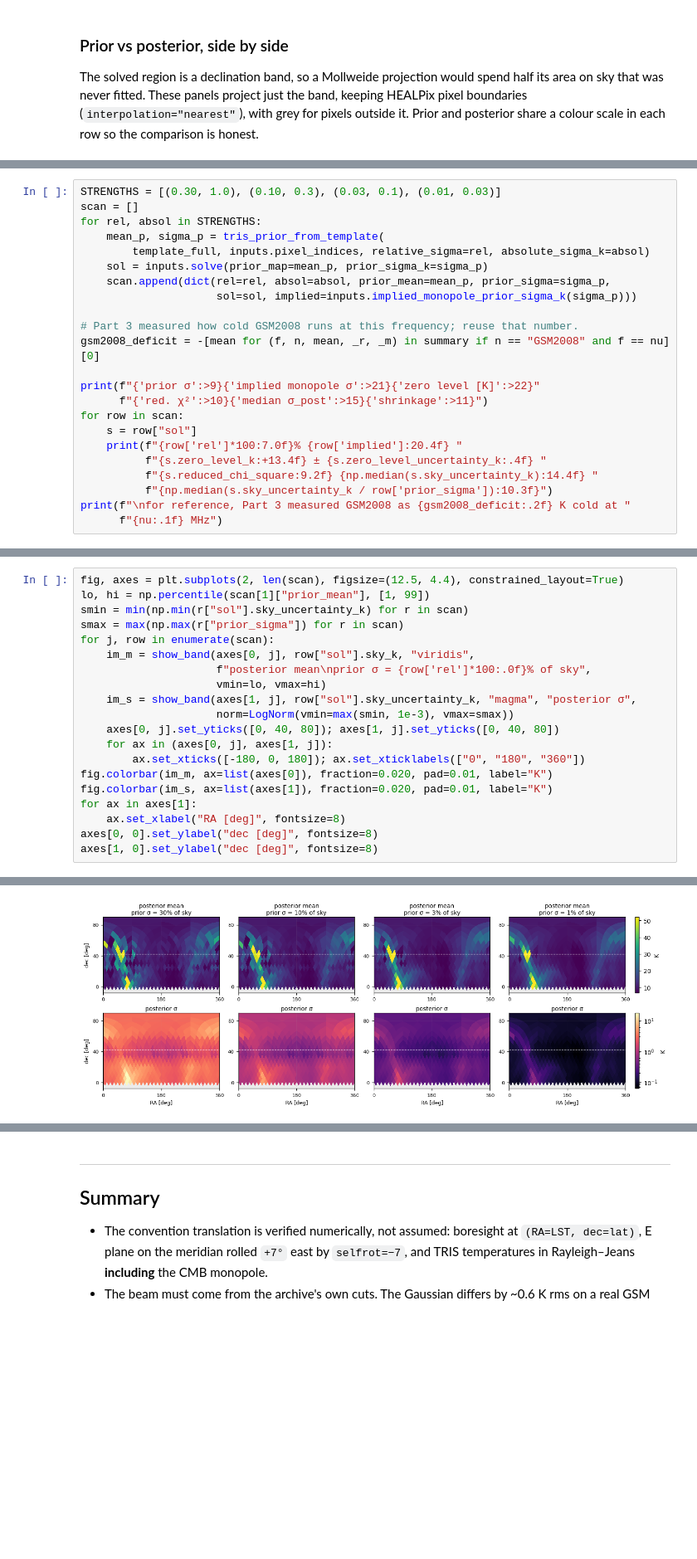
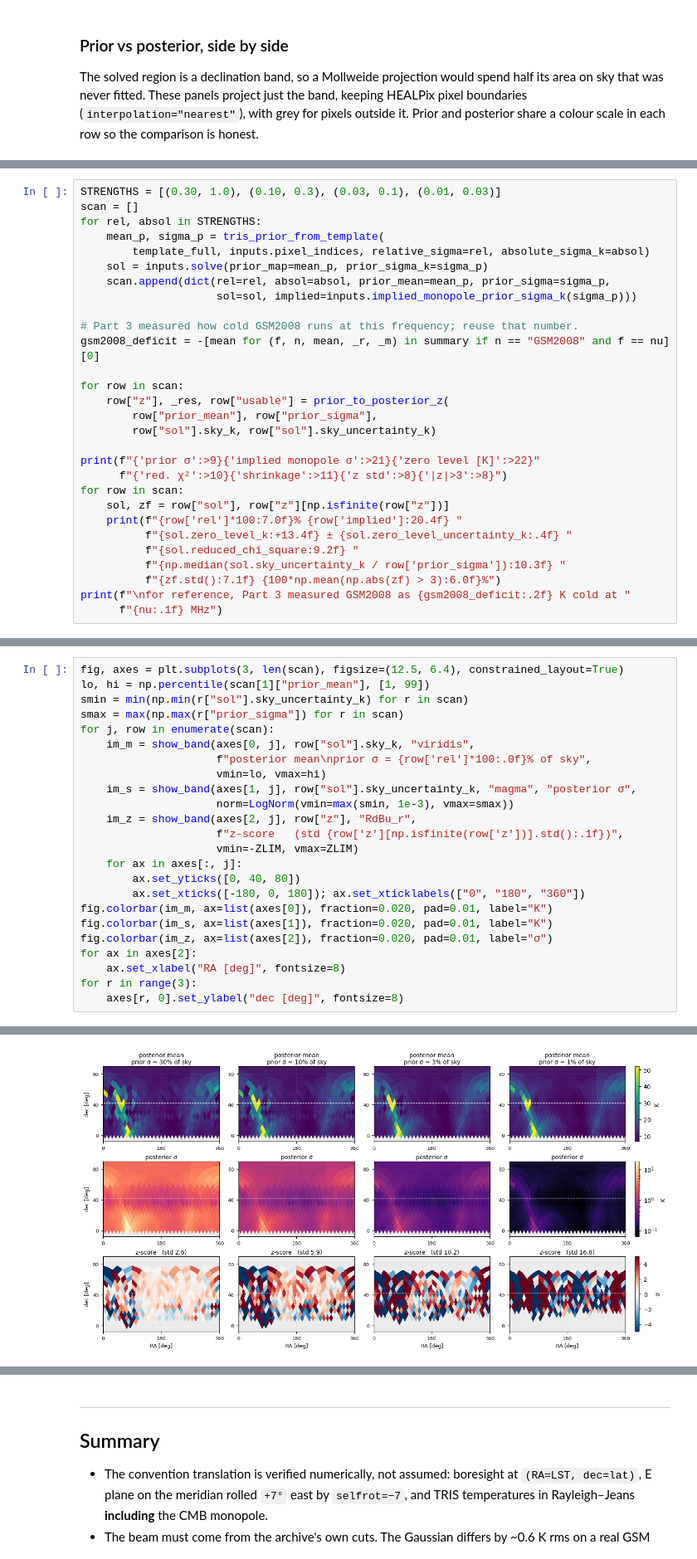
Before and after one commit to zzhang0123/limTOD, a Jupyter notebook: examples/TRIS/tris_limtod_walkthrough.ipynb, the cells around one changed output, grey strips where cells are left out. Shown at 83% size. Saved outputs shown, nothing was run; the diff lists cells and outputs as text; blank space fills up the shorter version.

```diff
--- a/examples/TRIS/tris_limtod_walkthrough.ipynb
+++ b/examples/TRIS/tris_limtod_walkthrough.ipynb
@@ -747,14 +828,20 @@ for rel, absol in STRENGTHS:
 # Part 3 measured how cold GSM2008 runs at this frequency; reuse that number.
 gsm2008_deficit = -[mean for (f, n, mean, _r, _m) in summary if n == "GSM2008" and f == nu][0]
 
+for row in scan:
+    row["z"], _res, row["usable"] = prior_to_posterior_z(
+        row["prior_mean"], row["prior_sigma"],
+        row["sol"].sky_k, row["sol"].sky_uncertainty_k)
+
 print(f"{'prior σ':>9}{'implied monopole σ':>21}{'zero level [K]':>22}"
-      f"{'red. χ²':>10}{'median σ_post':>15}{'shrinkage':>11}")
+      f"{'red. χ²':>10}{'shrinkage':>11}{'z std':>8}{'|z|>3':>8}")
 for row in scan:
-    s = row["sol"]
+    sol, zf = row["sol"], row["z"][np.isfinite(row["z"])]
     print(f"{row['rel']*100:7.0f}% {row['implied']:20.4f} "
-          f"{s.zero_level_k:+13.4f} ± {s.zero_level_uncertainty_k:.4f} "
-          f"{s.reduced_chi_square:9.2f} {np.median(s.sky_uncertainty_k):14.4f} "
-          f"{np.median(s.sky_uncertainty_k / row['prior_sigma']):10.3f}")
+          f"{sol.zero_level_k:+13.4f} ± {sol.zero_level_uncertainty_k:.4f} "
+          f"{sol.reduced_chi_square:9.2f} "
+          f"{np.median(sol.sky_uncertainty_k / row['prior_sigma']):10.3f} "
+          f"{zf.std():7.1f} {100*np.mean(np.abs(zf) > 3):6.0f}%")
 print(f"\nfor reference, Part 3 measured GSM2008 as {gsm2008_deficit:.2f} K cold at "
       f"{nu:.1f} MHz")
 # %% [output]
@@ -766,7 +853,7 @@ print(f"\nfor reference, Part 3 measured GSM2008 as {gsm2008_deficit:.2f} K cold
 
 for reference, Part 3 measured GSM2008 as 1.92 K cold at 600.5 MHz
 # %%
-fig, axes = plt.subplots(2, len(scan), figsize=(12.5, 4.4), constrained_layout=True)
+fig, axes = plt.subplots(3, len(scan), figsize=(12.5, 6.4), constrained_layout=True)
 lo, hi = np.percentile(scan[1]["prior_mean"], [1, 99])
 smin = min(np.min(r["sol"].sky_uncertainty_k) for r in scan)
 smax = max(np.max(r["prior_sigma"]) for r in scan)
@@ -776,13 +863,17 @@ for j, row in enumerate(scan):
                      vmin=lo, vmax=hi)
     im_s = show_band(axes[1, j], row["sol"].sky_uncertainty_k, "magma", "posterior σ",
                      norm=LogNorm(vmin=max(smin, 1e-3), vmax=smax))
-    axes[0, j].set_yticks([0, 40, 80]); axes[1, j].set_yticks([0, 40, 80])
-    for ax in (axes[0, j], axes[1, j]):
+    im_z = show_band(axes[2, j], row["z"], "RdBu_r",
+                     f"z-score   (std {row['z'][np.isfinite(row['z'])].std():.1f})",
+                     vmin=-ZLIM, vmax=ZLIM)
+    for ax in axes[:, j]:
+        ax.set_yticks([0, 40, 80])
         ax.set_xticks([-180, 0, 180]); ax.set_xticklabels(["0", "180", "360"])
 fig.colorbar(im_m, ax=list(axes[0]), fraction=0.020, pad=0.01, label="K")
 fig.colorbar(im_s, ax=list(axes[1]), fraction=0.020, pad=0.01, label="K")
-for ax in axes[1]:
+fig.colorbar(im_z, ax=list(axes[2]), fraction=0.020, pad=0.01, label="σ")
+for ax in axes[2]:
     ax.set_xlabel("RA [deg]", fontsize=8)
-axes[0, 0].set_ylabel("dec [deg]", fontsize=8)
-axes[1, 0].set_ylabel("dec [deg]", fontsize=8)
+for r in range(3):
+    axes[r, 0].set_ylabel("dec [deg]", fontsize=8)
 # %% [output]
@@ -790,4 +880,4 @@ Text(0, 0.5, 'dec [deg]')
-[figure, old version]
+[figure, new version]
 # %%
 implied = np.array([r["implied"] for r in scan])
 zero = np.array([r["sol"].zero_level_k for r in scan])
```
Also changed, not shown: parts of 8 cells of this notebook.
